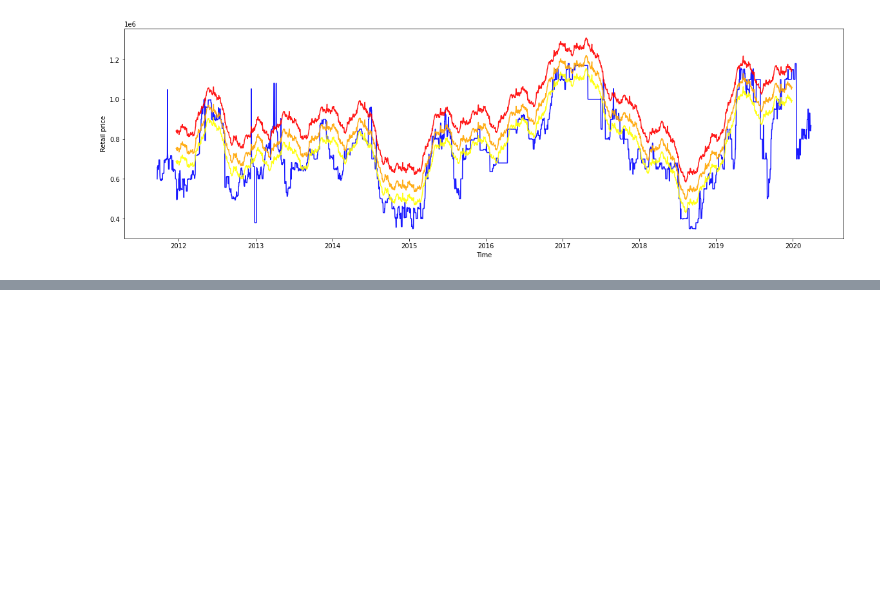
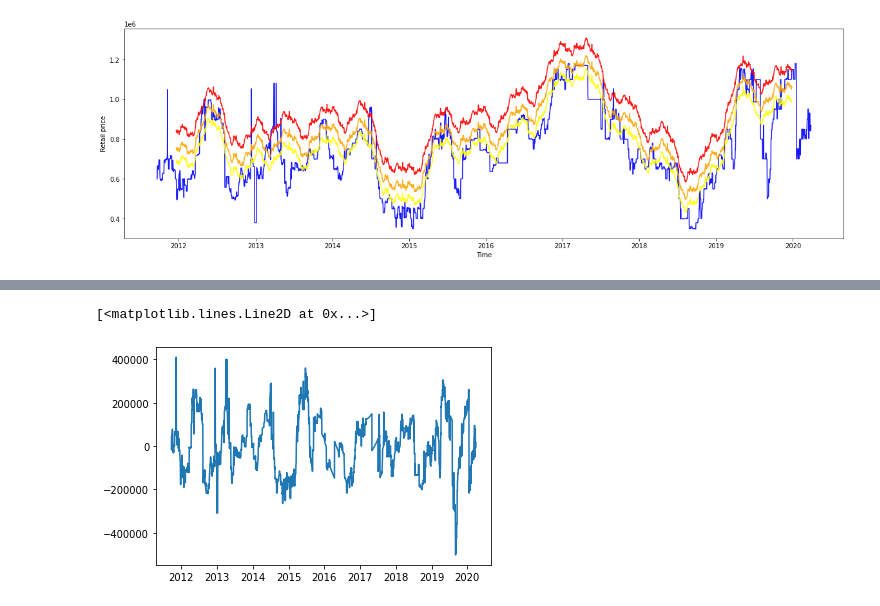
Before and after one commit to qianjing2020/lambda_lab, a Jupyter notebook: notebooks/price_alert_seasonal_trend.ipynb, the cells around one changed output, grey strips where cells are left out. Saved outputs shown, nothing was run; the diff lists cells and outputs as text; code cells hidden in the pictures; blank space fills up the shorter version.

```diff
--- a/notebooks/price_alert_seasonal_trend.ipynb
+++ b/notebooks/price_alert_seasonal_trend.ipynb
@@ -276,0 +289,6 @@ plt.show()
+# %%
+detrended=y_decompose['wholesale']-y_decompose['trend']
+plt.plot(detrended)
+# %% [output]
+[<matplotlib.lines.Line2D at 0x...>]
+[figure, added]
```
Also changed, not shown: parts of 21 cells of this notebook.
